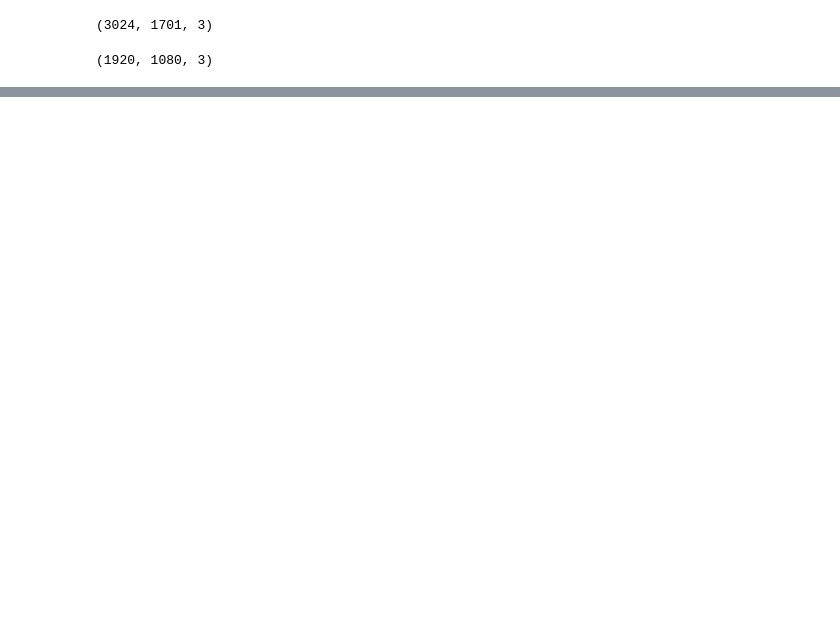
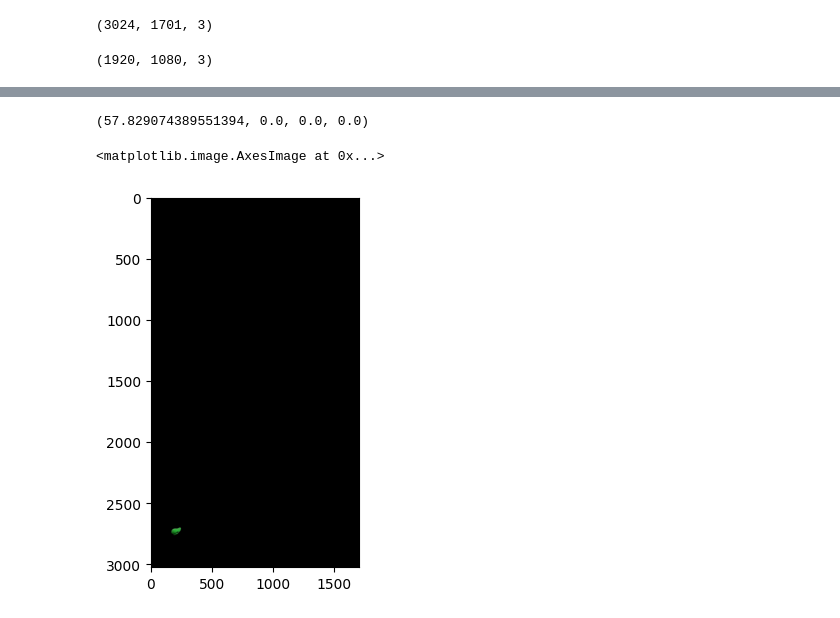
Before and after one commit to mcloses/smear-beta, a Jupyter notebook: prototype/final_prototype.ipynb, the cells around one changed output, grey strips where cells are left out. Cells and saved outputs as stored; diff of their text form; code cells hidden in the pictures; blank space fills up the shorter version.

```diff
--- a/prototype/final_prototype.ipynb
+++ b/prototype/final_prototype.ipynb
@@ -134,0 +225,10 @@ plt.show()
+# %%
+mask = (image_predictions["instances"][selected_indices[-1]].get("pred_masks").cpu().numpy()[0] * 255).astype(np.uint8)
+print(cv2.mean(cv2.cvtColor(image, cv2.COLOR_BGR2HSV)[:,:,0], mask=mask))
+black_image1 = np.zeros(image.shape, np.uint8)
+black_image1[mask != 0] = image[mask != 0]
+plt.imshow(black_image1)
+# %% [output]
+(57.829074389551394, 0.0, 0.0, 0.0)
+<matplotlib.image.AxesImage at 0x...>
+[figure, added]
```
Also changed, not shown: parts of 13 cells of this notebook, 8 other files.
